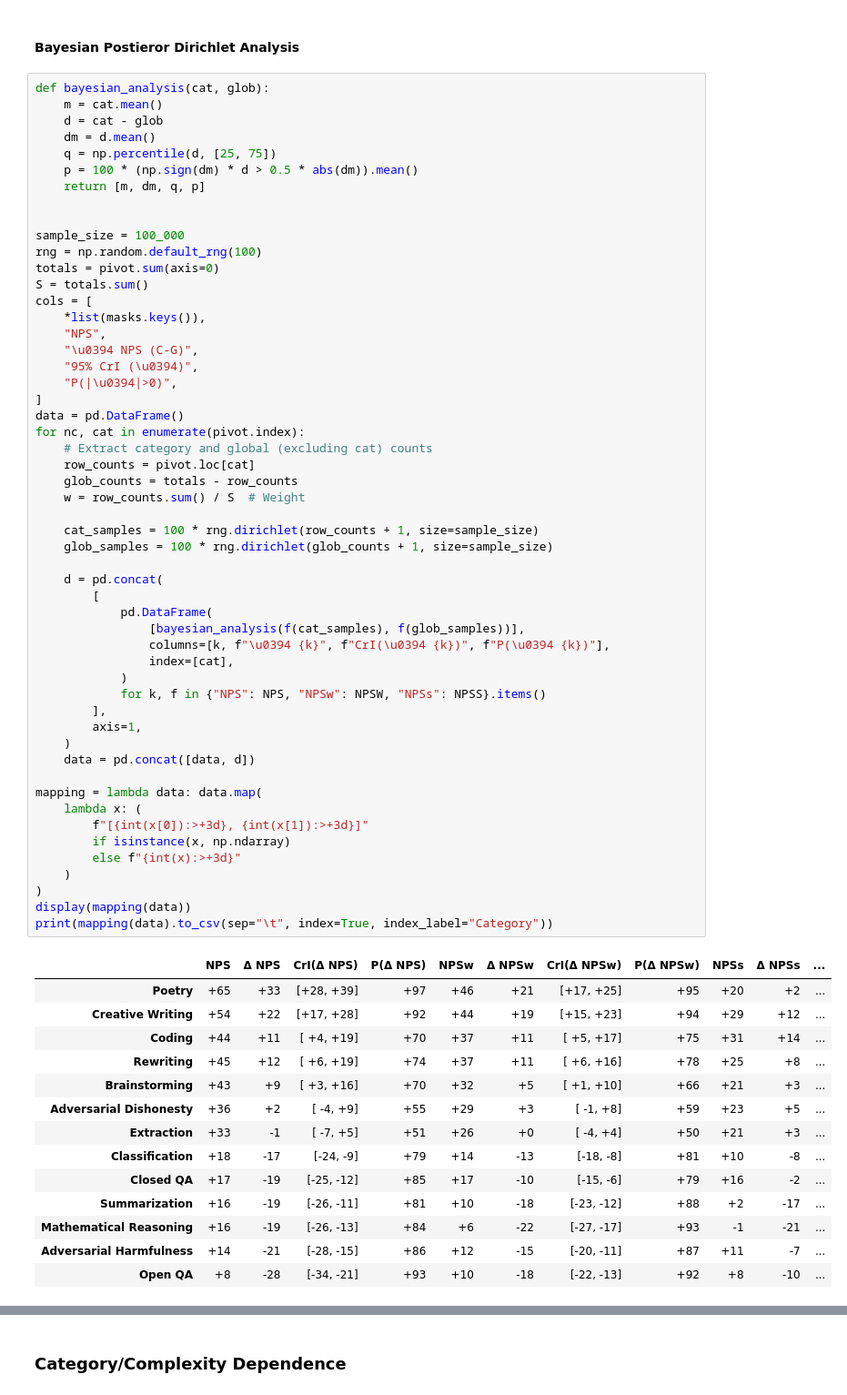
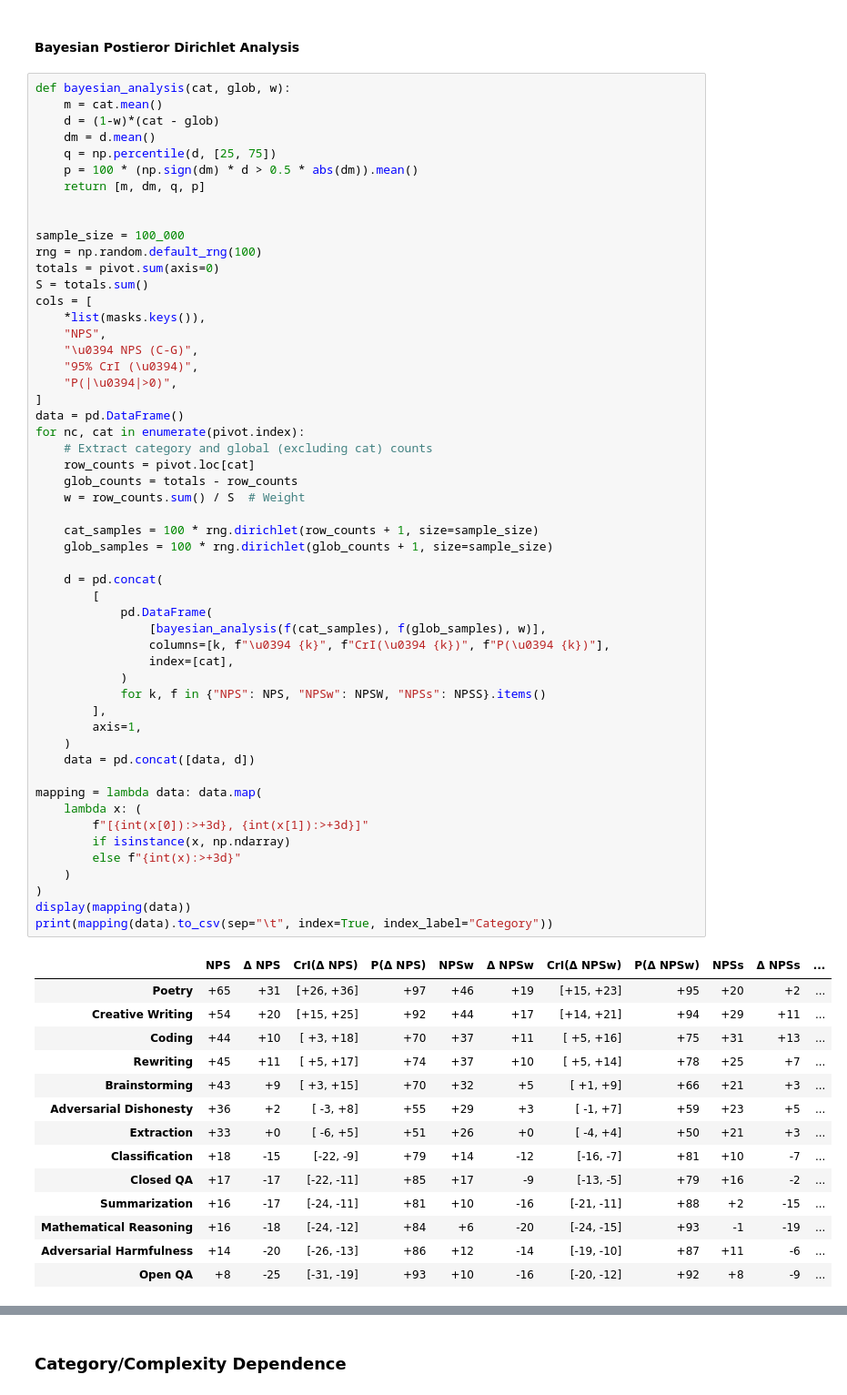
Before and after one commit to aswyatt/DA-Python, a Jupyter notebook: Interview/Data Analysis 1/Human Eval Bard.ipynb, the cells around one changed output, grey strips where cells are left out. Shown: that part at 91% size. Cells and saved outputs as stored; diff of their text form.

```diff
--- a/Interview/Data Analysis 1/Human Eval Bard.ipynb
+++ b/Interview/Data Analysis 1/Human Eval Bard.ipynb
@@ -875,9 +875,9 @@ plt.show()
 # %% [markdown]
 #### Bayesian Postieror Dirichlet Analysis
 # %%
-def bayesian_analysis(cat, glob):
+def bayesian_analysis(cat, glob, w):
     m = cat.mean()
-    d = cat - glob
+    d = (1-w)*(cat - glob)
     dm = d.mean()
     q = np.percentile(d, [25, 75])
     p = 100 * (np.sign(dm) * d > 0.5 * abs(dm)).mean()
@@ -901,45 +901,45 @@ for nc, cat in enumerate(pivot.index):
     row_counts = pivot.loc[cat]
     glob_counts = totals - row_counts
     w = row_counts.sum() / S  # Weight
 
     cat_samples = 100 * rng.dirichlet(row_counts + 1, size=sample_size)
     glob_samples = 100 * rng.dirichlet(glob_counts + 1, size=sample_size)
 
     d = pd.concat(
         [
             pd.DataFrame(
-                [bayesian_analysis(f(cat_samples), f(glob_samples))],
+                [bayesian_analysis(f(cat_samples), f(glob_samples), w)],
                 columns=[k, f"\u0394 {k}", f"CrI(\u0394 {k})", f"P(\u0394 {k})"],
                 index=[cat],
             )
             for k, f in {"NPS": NPS, "NPSw": NPSW, "NPSs": NPSS}.items()
         ],
         axis=1,
     )
     data = pd.concat([data, d])
 
 mapping = lambda data: data.map(
     lambda x: (
         f"[{int(x[0]):>+3d}, {int(x[1]):>+3d}]"
         if isinstance(x, np.ndarray)
         else f"{int(x):>+3d}"
     )
 )
 display(mapping(data))
 print(mapping(data).to_csv(sep="\t", index=True, index_label="Category"))
 # %% [output]
 |  | NPS | Δ NPS | CrI(Δ NPS) | P(Δ NPS) | NPSw | Δ NPSw | CrI(Δ NPSw) | P(Δ NPSw) | NPSs | Δ NPSs | ... |
-| Poetry | +65 | +33 | [+28, +39] | +97 | +46 | +21 | [+17, +25] | +95 | +20 | +2 | ... |
-| Creative Writing | +54 | +22 | [+17, +28] | +92 | +44 | +19 | [+15, +23] | +94 | +29 | +12 | ... |
-| Coding | +44 | +11 | [ +4, +19] | +70 | +37 | +11 | [ +5, +17] | +75 | +31 | +14 | ... |
-| Rewriting | +45 | +12 | [ +6, +19] | +74 | +37 | +11 | [ +6, +16] | +78 | +25 | +8 | ... |
-| Brainstorming | +43 | +9 | [ +3, +16] | +70 | +32 | +5 | [ +1, +10] | +66 | +21 | +3 | ... |
-| Adversarial Dishonesty | +36 | +2 | [ -4, +9] | +55 | +29 | +3 | [ -1, +8] | +59 | +23 | +5 | ... |
-| Extraction | +33 | -1 | [ -7, +5] | +51 | +26 | +0 | [ -4, +4] | +50 | +21 | +3 | ... |
-| Classification | +18 | -17 | [-24, -9] | +79 | +14 | -13 | [-18, -8] | +81 | +10 | -8 | ... |
-| Closed QA | +17 | -19 | [-25, -12] | +85 | +17 | -10 | [-15, -6] | +79 | +16 | -2 | ... |
-| Summarization | +16 | -19 | [-26, -11] | +81 | +10 | -18 | [-23, -12] | +88 | +2 | -17 | ... |
-| Mathematical Reasoning | +16 | -19 | [-26, -13] | +84 | +6 | -22 | [-27, -17] | +93 | -1 | -21 | ... |
-| Adversarial Harmfulness | +14 | -21 | [-28, -15] | +86 | +12 | -15 | [-20, -11] | +87 | +11 | -7 | ... |
-| Open QA | +8 | -28 | [-34, -21] | +93 | +10 | -18 | [-22, -13] | +92 | +8 | -10 | ... |
+| Poetry | +65 | +31 | [+26, +36] | +97 | +46 | +19 | [+15, +23] | +95 | +20 | +2 | ... |
+| Creative Writing | +54 | +20 | [+15, +25] | +92 | +44 | +17 | [+14, +21] | +94 | +29 | +11 | ... |
+| Coding | +44 | +10 | [ +3, +18] | +70 | +37 | +11 | [ +5, +16] | +75 | +31 | +13 | ... |
+| Rewriting | +45 | +11 | [ +5, +17] | +74 | +37 | +10 | [ +5, +14] | +78 | +25 | +7 | ... |
+| Brainstorming | +43 | +9 | [ +3, +15] | +70 | +32 | +5 | [ +1, +9] | +66 | +21 | +3 | ... |
+| Adversarial Dishonesty | +36 | +2 | [ -3, +8] | +55 | +29 | +3 | [ -1, +7] | +59 | +23 | +5 | ... |
+| Extraction | +33 | +0 | [ -6, +5] | +51 | +26 | +0 | [ -4, +4] | +50 | +21 | +3 | ... |
+| Classification | +18 | -15 | [-22, -9] | +79 | +14 | -12 | [-16, -7] | +81 | +10 | -7 | ... |
+| Closed QA | +17 | -17 | [-22, -11] | +85 | +17 | -9 | [-13, -5] | +79 | +16 | -2 | ... |
+| Summarization | +16 | -17 | [-24, -11] | +81 | +10 | -16 | [-21, -11] | +88 | +2 | -15 | ... |
+| Mathematical Reasoning | +16 | -18 | [-24, -12] | +84 | +6 | -20 | [-24, -15] | +93 | -1 | -19 | ... |
+| Adversarial Harmfulness | +14 | -20 | [-26, -13] | +86 | +12 | -14 | [-19, -10] | +87 | +11 | -6 | ... |
+| Open QA | +8 | -25 | [-31, -19] | +93 | +10 | -16 | [-20, -12] | +92 | +8 | -9 | ... |
 Category        NPS     Δ NPS   CrI(Δ NPS)      P(Δ NPS)        NPSw    Δ NPSw  CrI(Δ NPSw)     P(Δ NPSw)       NPSs    Δ NPSs  CrI(Δ NPSs)     P(Δ NPSs)
```
Also changed, not shown: parts of 1 cell of this notebook.
